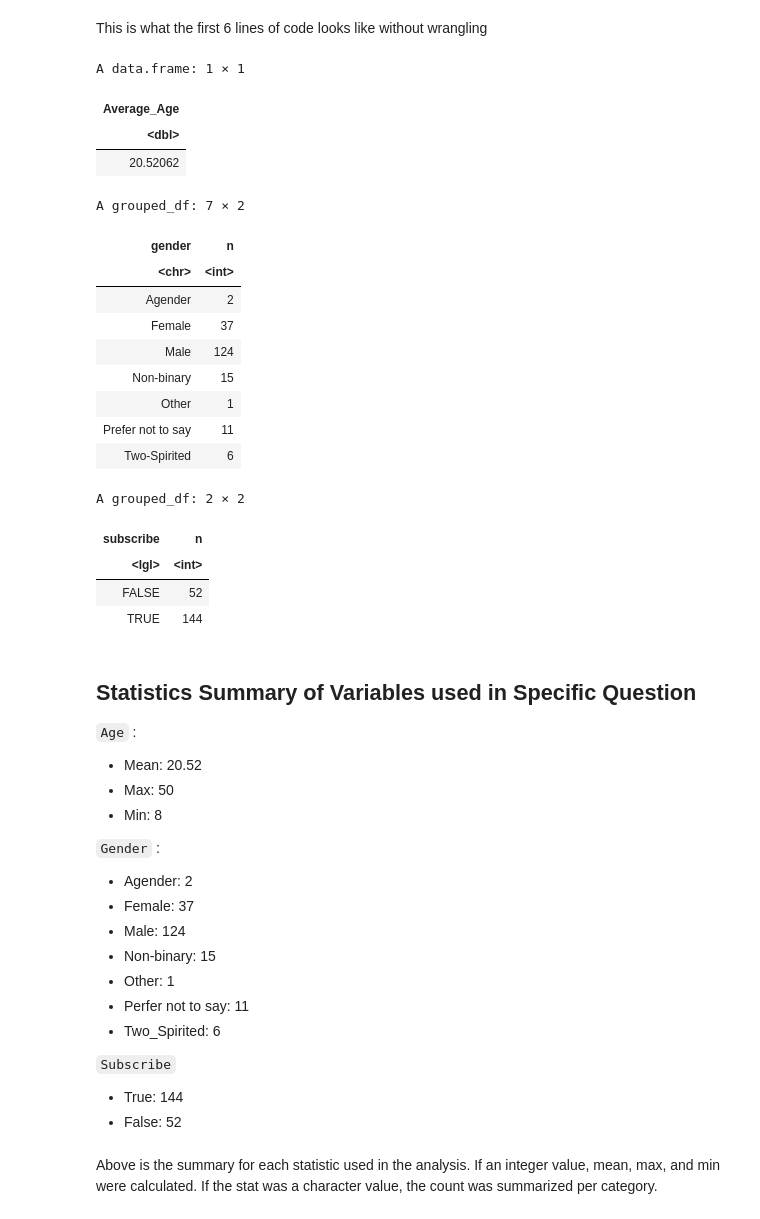
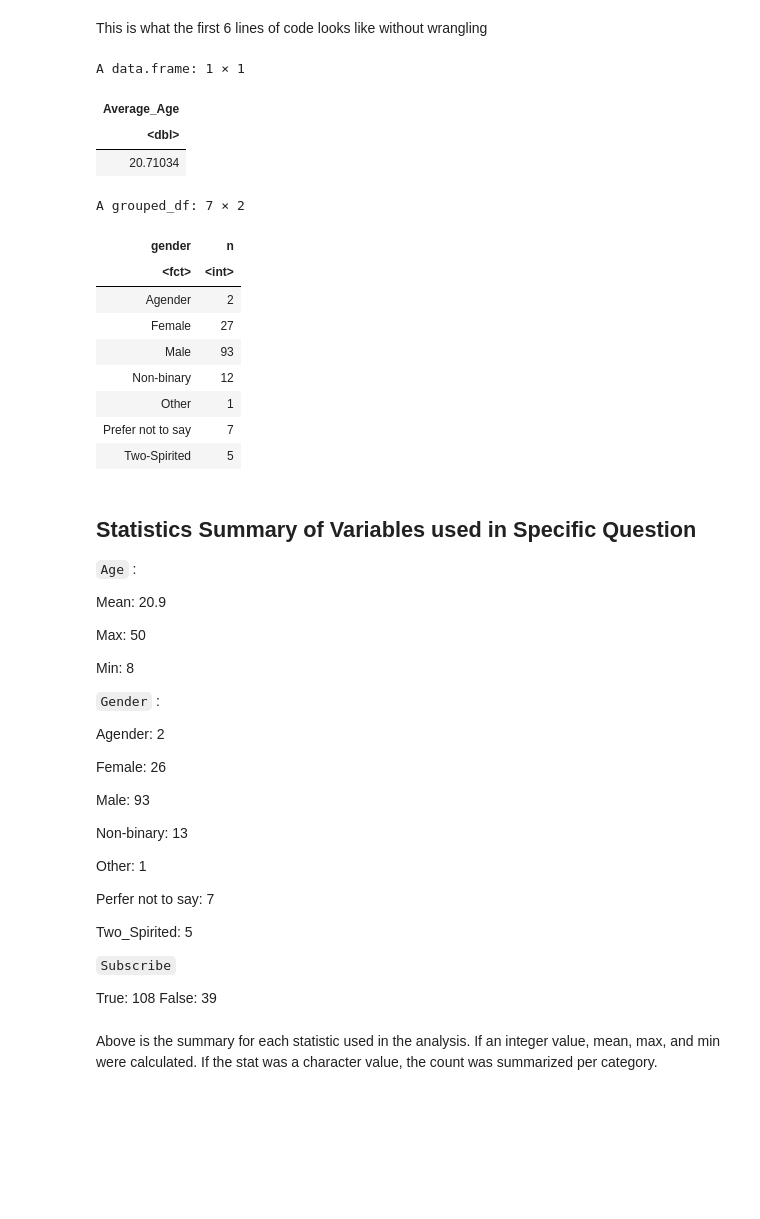
Before and after one commit to IFQXK/DSCI-100-project-group-19, a Jupyter notebook: Group Project.ipynb, the cells around one changed output. Cells and saved outputs as stored; diff of their text form; code cells hidden in the pictures; blank space fills up the shorter version.

```diff
--- a/Group Project.ipynb
+++ b/Group Project.ipynb
@@ -115,67 +116,74 @@ A data.frame: 6 × 3
 | 4 | TRUE | Female | 21 |
 | 5 | TRUE | Male | 21 |
 | 6 | TRUE | Female | 17 |
+# %%
+players_split <- initial_split(players_data_fixed, prop = 0.75, strata = subscribe)
+players_training <- training(players_split)
+players_testing <- testing(players_split)
 # %% [markdown]
 This is what the first 6 lines of code looks like without wrangling
 # %%
-mean_table <- players_data |>
-  summarize(
-   Average_Age = mean(Age, na.rm = TRUE),)
+mean_table <- players_training |>
+summarize(
+Average_Age = mean(Age, na.rm = TRUE),)
 
 mean_table
 
-gender_count <- players_data |>
-        group_by(gender) |>
-        count()
+gender_count <- players_training |>
+group_by(gender) |>
+count()
 
 gender_count
 
-subscriber_count <- players_data |>
-        group_by(subscribe) |>
-        count()
-
-subscriber_count
+subscriber_count <- players_training |>
+group_by(subscribe) |>
+count()
 # %% [output]
 A data.frame: 1 × 1
 | Average_Age |
 | <dbl> |
-| 20.52062 |
+| 20.71034 |
 A grouped_df: 7 × 2
 | gender | n |
-| <chr> | <int> |
+| <fct> | <int> |
 | Agender | 2 |
-| Female | 37 |
-| Male | 124 |
-| Non-binary | 15 |
+| Female | 27 |
+| Male | 93 |
+| Non-binary | 12 |
 | Other | 1 |
-| Prefer not to say | 11 |
-| Two-Spirited | 6 |
+| Prefer not to say | 7 |
+| Two-Spirited | 5 |
-A grouped_df: 2 × 2
-| subscribe | n |
-| <lgl> | <int> |
-| FALSE | 52 |
-| TRUE | 144 |
 # %% [markdown]
 ## Statistics Summary of Variables used in Specific Question
 
 `Age` :
-- Mean: 20.52
-- Max: 50
-- Min: 8
+
+Mean: 20.9
+
+Max: 50
+
+Min: 8
 
 `Gender` :
-- Agender: 2
-- Female: 37
-- Male: 124
-- Non-binary: 15
-- Other: 1
-- Perfer not to say: 11
-- Two_Spirited: 6
+
+Agender: 2
+
+Female: 26
+
+Male: 93
+
+Non-binary: 13
+
+Other: 1
+
+Perfer not to say: 7
+
+Two_Spirited: 5
 
 `Subscribe`
 
-- True: 144
-- False: 52
+True: 108
+False: 39
 # %% [markdown]
 Above is the summary for each statistic used in the analysis. If an integer value, mean, max, and min were calculated. If the stat was a character value, the count was summarized per category.
 # %%
```
Also changed, not shown: parts of 4 cells of this notebook.
